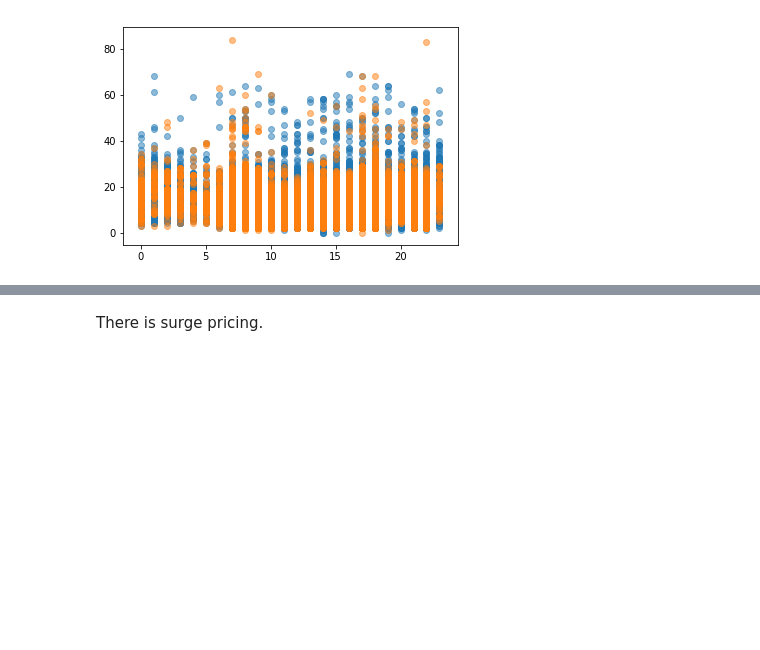
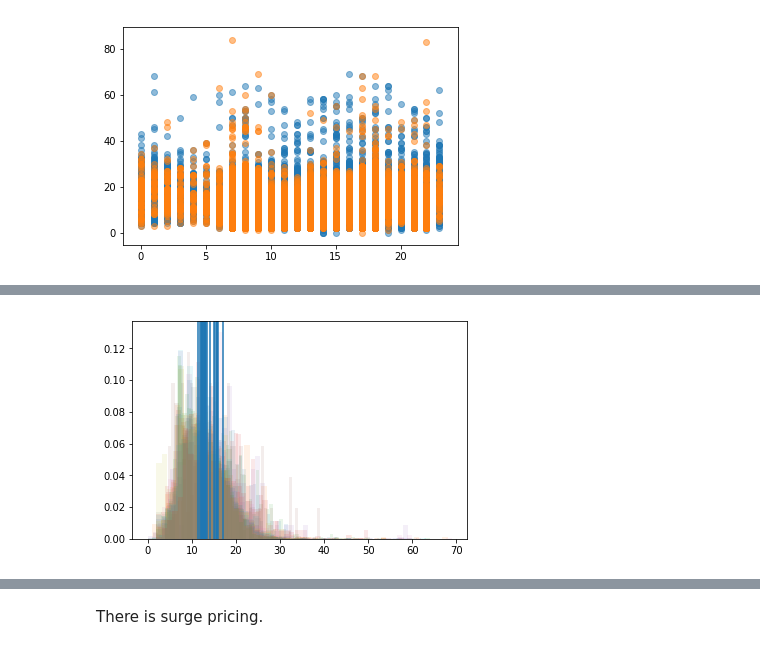
Before and after one commit to huevosabio/cs341, a Jupyter notebook: VariationInPrice.ipynb, the cells around one changed output, grey strips where cells are left out. Cells and saved outputs as stored; diff of their text form; code cells hidden in the pictures; blank space fills up the shorter version.

```diff
--- a/VariationInPrice.ipynb
+++ b/VariationInPrice.ipynb
@@ -55,0 +61,12 @@ plt.hist(p2 / p2.mean(), bins =50, alpha = 0.5, normed = True);
+# %%
+ps = []
+ps_std = []
+for i in range(24):
+    p = od1[mask & (od1['hour'] == i) ]['price']
+    plt.hist(p, bins =50, alpha = 0.1, normed = True);
+    plt.axvline(x=p.mean());
+    ps.append(p.mean())
+    ps_std.append(p.std())
+    #print i, p.mean()
+# %% [output]
+[figure, added]
```
Also changed, not shown: parts of 30 cells of this notebook, 4 other files.
